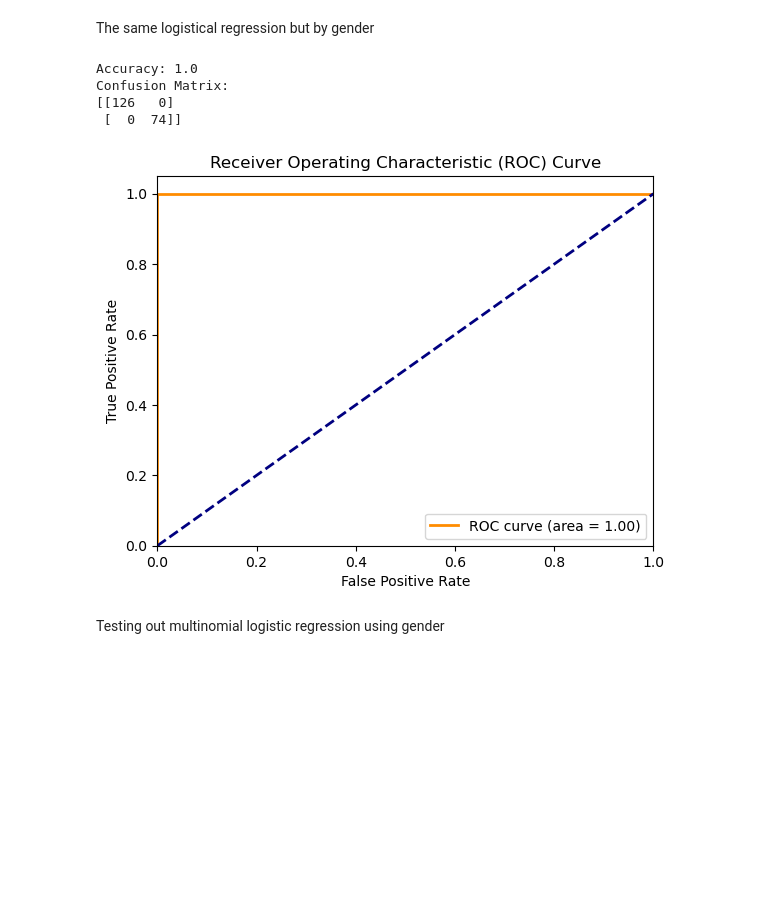
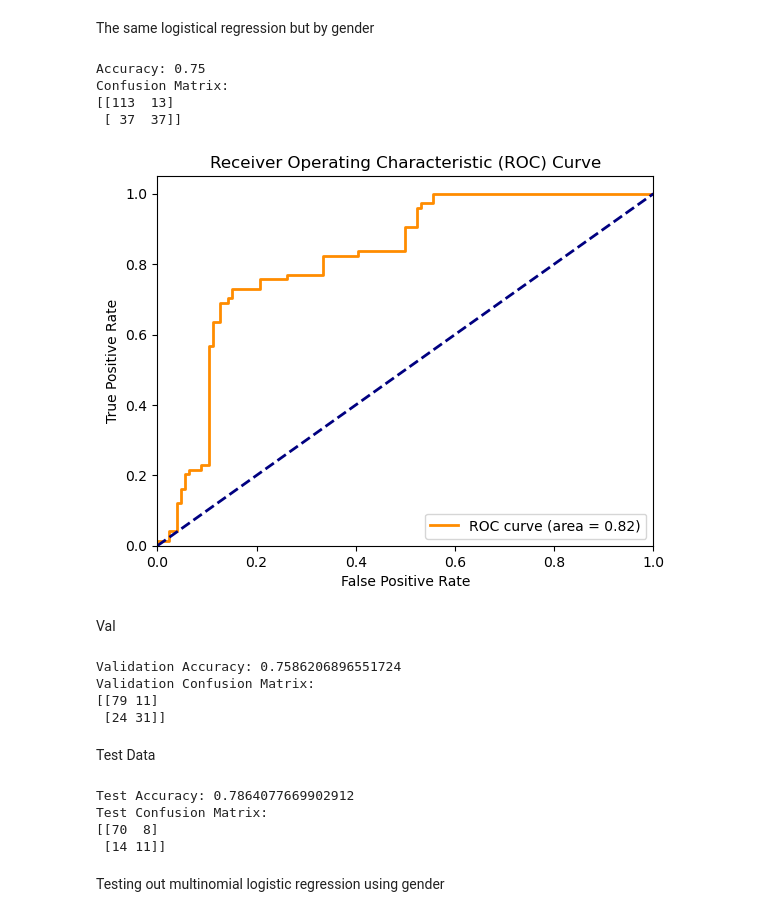
Before and after one commit to Austin-Heard/social-media-emotional-effects, a Jupyter notebook: notebooks/data_template.ipynb, the cells around one changed output. Saved outputs shown, nothing was run; the diff lists cells and outputs as text; code cells hidden in the pictures; blank space fills up the shorter version.

Commit message:
Corrects issue with female logistical regression model, among some other misc issues

```diff
--- a/notebooks/data_template.ipynb
+++ b/notebooks/data_template.ipynb
@@ -855,7 +1008,7 @@ socialmedia_ml_db.drop(columns=["Usage_Category"], inplace=True)
 The same logistical regression but by gender
 # %%
 # Features and target variable (being female users)
-X = socialmedia_ml_db.drop(columns=["Gender_Male", "Gender_Non-binary"])
+X = socialmedia_ml_db.drop(columns=["Gender_Male", "Gender_Non-binary", "Gender_Female"])
 y = socialmedia_ml_db['Gender_Female']
 
 # Split the data into training and testing sets
@@ -868,34 +1021,36 @@ model.fit(X_train, y_train)
 # Model predictions
 y_pred = model.predict(X_test)
 y_prob = model.predict_proba(X_test)[:, 1]
 
 # Model evaluation
 accuracy = accuracy_score(y_test, y_pred)
 conf_matrix = confusion_matrix(y_test, y_pred)
 
 # Print evaluation metrics
 print(f"Accuracy: {accuracy}")
 print("Confusion Matrix:")
 print(conf_matrix)
 
 # Plotting ROC curve
 fpr, tpr, thresholds = roc_curve(y_test, y_prob)
 roc_auc = auc(fpr, tpr)
 
 plt.figure()
 plt.plot(fpr, tpr, color='darkorange', lw=2, label=f'ROC curve (area = {roc_auc:.2f})')
 plt.plot([0, 1], [0, 1], color='navy', lw=2, linestyle='--')
 plt.xlim([0.0, 1.0])
 plt.ylim([0.0, 1.05])
 plt.xlabel('False Positive Rate')
 plt.ylabel('True Positive Rate')
 plt.title('Receiver Operating Characteristic (ROC) Curve')
 plt.legend(loc="lower right")
 plt.savefig('../img/female_logistical_regression.png', bbox_inches='tight')
 plt.show()
 # %% [output]
-Accuracy: 1.0
+Accuracy: 0.75
 Confusion Matrix:
-[[126   0]
- [  0  74]]
+[[113  13]
+ [ 37  37]]
-[figure, old version]
+[figure, new version]
+# %% [markdown]
+Val
@@ -901,0 +1059,23 @@ Confusion Matrix:
+# %%
+# Align columns with training data
+val_X = val_df3[X.columns]
+
+# Predict using the trained model
+val_y_pred = model.predict(val_X)
+val_y_prob = model.predict_proba(val_X)[:, 1]
+
+# Evaluate the model on the validation set
+val_accuracy = accuracy_score(val_df3['Gender_Female'], val_y_pred)
+val_conf_matrix = confusion_matrix(val_df3['Gender_Female'], val_y_pred)
+
+# Output the results
+print(f"Validation Accuracy: {val_accuracy}")
+print("Validation Confusion Matrix:")
+print(val_conf_matrix)
+# %% [output]
+Validation Accuracy: 0.7586206896551724
+Validation Confusion Matrix:
+[[79 11]
+ [24 31]]
+# %% [markdown]
+Test Data
@@ -902,3 +1084,24 @@ Confusion Matrix:
+# %%
+# Align columns with training data
+test_X = test_df3[X.columns]
+
+# Predict using the trained model
+test_y_pred = model.predict(test_X)
+test_y_prob = model.predict_proba(test_X)[:, 1]
+
+# Evaluate the model on the validation set
+test_accuracy = accuracy_score(test_df3['Gender_Female'], test_y_pred)
+test_conf_matrix = confusion_matrix(test_df3['Gender_Female'], test_y_pred)
+
+# Output the results
+print(f"Test Accuracy: {test_accuracy}")
+print("Test Confusion Matrix:")
+print(test_conf_matrix)
+# %% [output]
+Test Accuracy: 0.7864077669902912
+Test Confusion Matrix:
+[[70  8]
+ [14 11]]
 # %% [markdown]
 Testing out multinomial logistic regression using gender
 # %%
```
Also changed, not shown: parts of 24 cells of this notebook, 7 other files.
